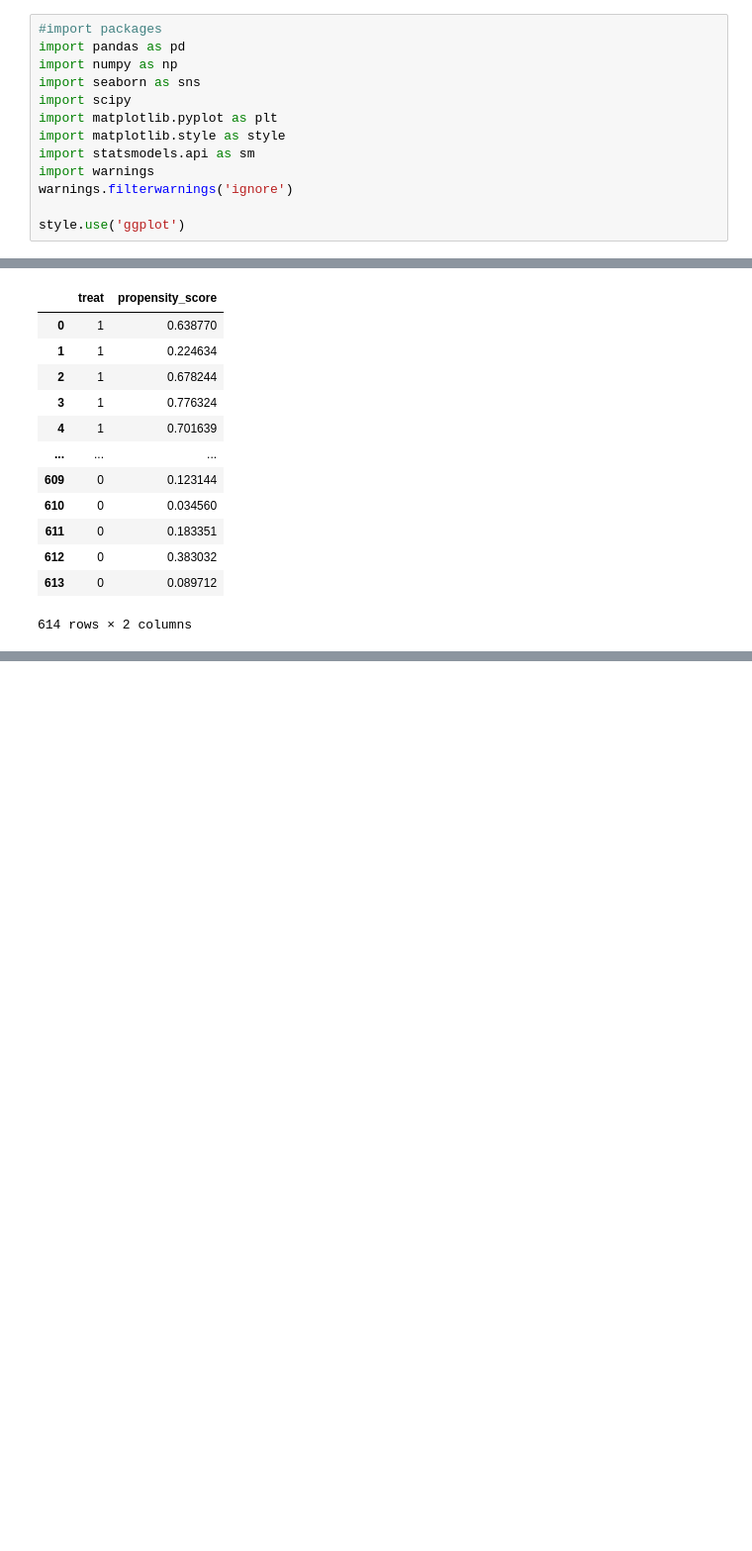
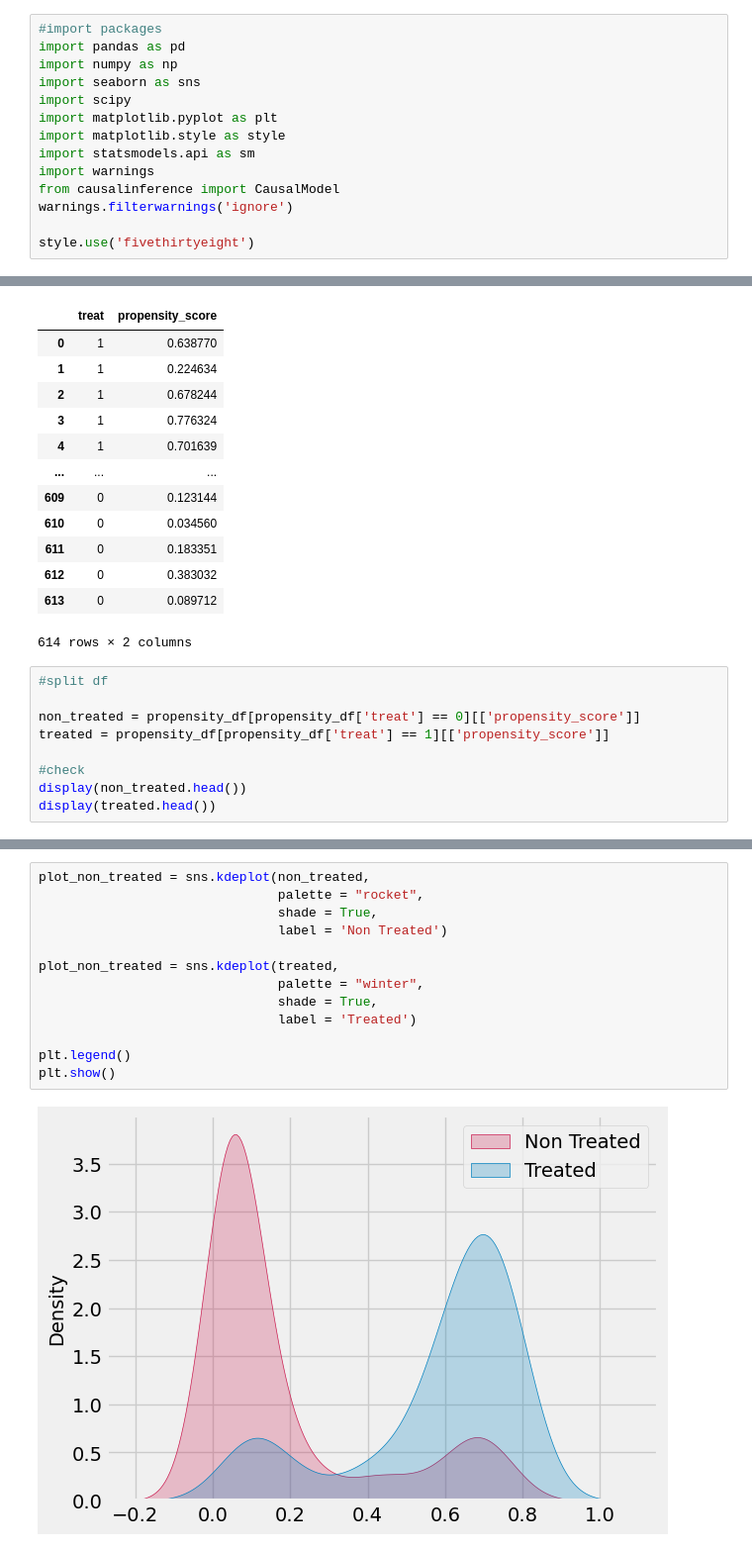
Before and after one commit to fabioismerim/Econometrics_with_python, a Jupyter notebook: Propensity Score Matching/PSM.ipynb, the cells around one changed output, grey strips where cells are left out. Shown: that part at 99% size. Drawn from its saved outputs; the diff is of its cells as text; blank space fills up the shorter version.

```diff
--- a/Propensity Score Matching/PSM.ipynb
+++ b/Propensity Score Matching/PSM.ipynb
@@ -10,9 +10,10 @@ import matplotlib.pyplot as plt
 import matplotlib.style as style
 import statsmodels.api as sm
 import warnings
+from causalinference import CausalModel
 warnings.filterwarnings('ignore')
 
-style.use('ggplot')
+style.use('fivethirtyeight')
 # %%
 #import dataset
 df = pd.read_csv('lalonde.csv')
@@ -133,3 +134,12 @@ propensity_df
 | 612 | 0 | 0.383032 |
 | 613 | 0 | 0.089712 |
 614 rows × 2 columns
+# %%
+#split df
+
+non_treated = propensity_df[propensity_df['treat'] == 0][['propensity_score']]
+treated = propensity_df[propensity_df['treat'] == 1][['propensity_score']]
+
+#check
+display(non_treated.head())
+display(treated.head())
@@ -135,0 +161,15 @@ propensity_df
+# %%
+plot_non_treated = sns.kdeplot(non_treated,
+                               palette = "rocket",
+                               shade = True,
+                               label = 'Non Treated')
+
+plot_non_treated = sns.kdeplot(treated,
+                               palette = "winter",
+                               shade = True,
+                               label = 'Treated')
+
+plt.legend()
+plt.show()
+# %% [output]
+[figure, added]
```
Also changed, not shown: parts of 8 cells of this notebook, 1 other file.
